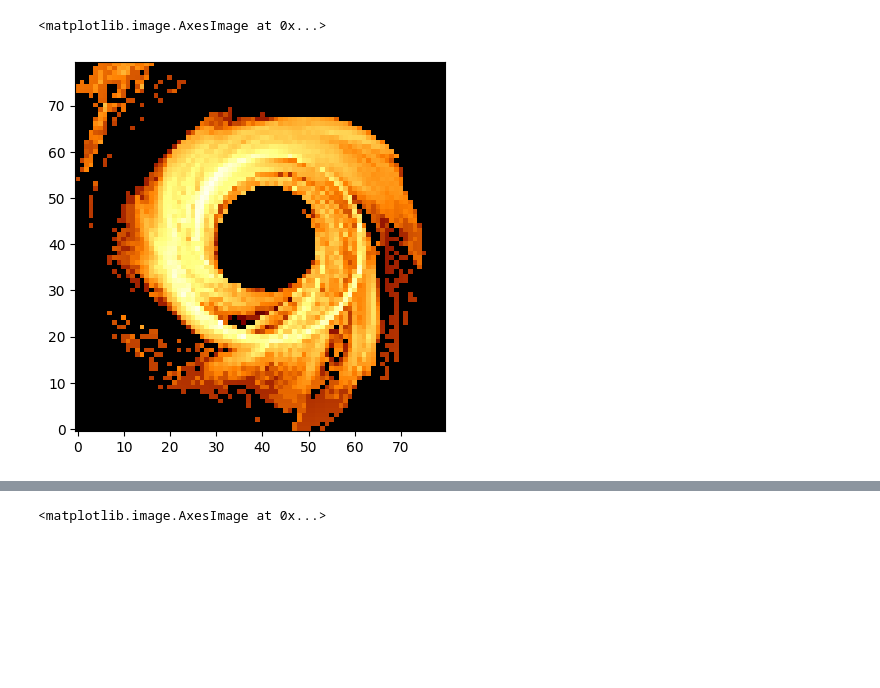
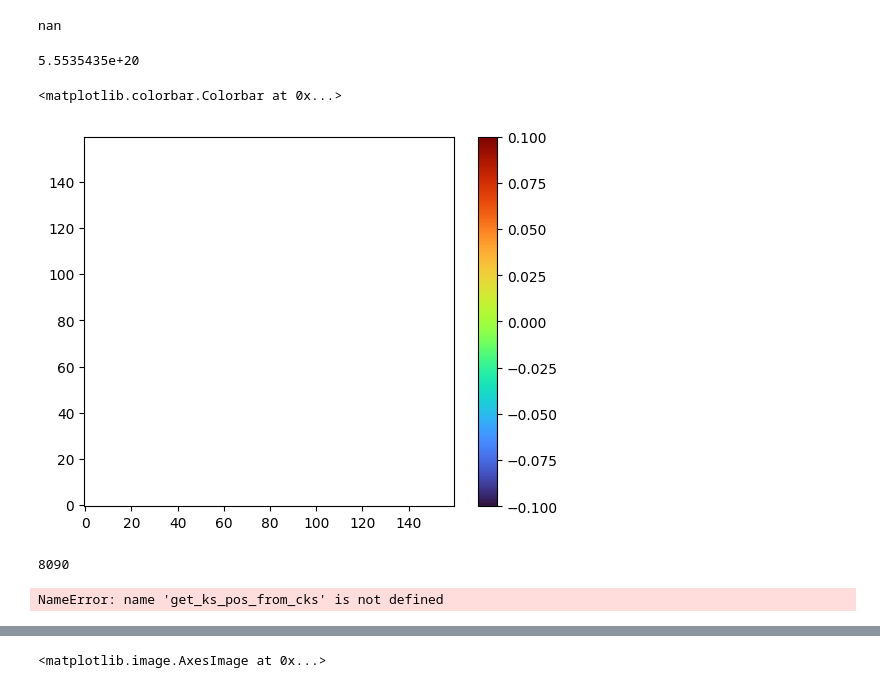
Before and after one commit to liamedeiros/Mahakala, a Jupyter notebook: demos/grmhd.ipynb, the cells around one changed output, grey strips where cells are left out. Saved outputs shown, nothing was run; the diff lists cells and outputs as text; code cells hidden in the pictures; blank space fills up the shorter version.

```diff
--- a/demos/grmhd.ipynb
+++ b/demos/grmhd.ipynb
@@ -18,15 +22,15 @@ fluid_gamma = 13./9
 fluid_model = AthenakFluidModel(fname, bhspin)
 # %%
 observing_frequency = 230.e9
-Mass_scale = 5e+24
+Mass_scale = 1e+26
 M_bh = 6.2e9 * 1.989e33
 r_high = 40
 
-inclination_in_degrees = 17
+inclination_in_degrees = 60
 distance_in_rg = 1000
 
 fov = 10
-number_pixels_across = 80
+number_pixels_across = 160
 
 s0 = ma.initialize_geodesics_at_camera(bhspin, inclination_in_degrees, distance_in_rg, -fov, fov, number_pixels_across)
 # %%
@@ -55,14 +59,15 @@ Ne_in_cgs = units['Ne_unit'] * fluid_scalars['dens']
 B_in_gauss = units['B_unit'] * fluid_scalars['b']
 pitch_angle = fluid_scalars['pitch_angle']
 # %%
-invariant_emissivity, invariant_absorptivity = synchrotron_coefficients(Ne_in_cgs, Theta_e, B_in_gauss, pitch_angle, local_nu)
+invariant_emissivity, invariant_absorptivity = synchrotron_coefficients(Ne_in_cgs, Theta_e, B_in_gauss, pitch_angle, local_nu, rescale_nu=1./observing_frequency)
 # %%
 # apply sigma cutoff
 
 sigma_cutoff = 1.
 
-#invariant_emissivity = invariant_emissivity.at[sigma > sigma_cutoff].set(0.)
-#invariant_absorptivity = invariant_absorptivity.at[sigma > sigma_cutoff].set(0.)
+invariant_emissivity = invariant_emissivity.at[sigma > sigma_cutoff].set(0.)
+invariant_absorptivity = invariant_absorptivity.at[sigma > sigma_cutoff].set(0.)
 # %%
-final_I = solve_specific_intensity(invariant_emissivity, invariant_absorptivity, units['T_unit'] * final_dt, observing_frequency)
+rescaled_observing_frequency = 1.
+final_I = solve_specific_intensity(invariant_emissivity, invariant_absorptivity, units['T_unit'] * final_dt, rescaled_observing_frequency)
 final_image = final_I[-1].reshape((number_pixels_across, number_pixels_across))
@@ -69,15 +184,26 @@ final_image = final_I[-1].reshape((number_pixels_across, number_pixels_across))
+# %%
+final_image.max()
+# %% [output]
+nan
+# %%
+np.nanmax(invariant_absorptivity)
+# %% [output]
+5.5535435e+20
 # %%
 #plt.imshow(np.log10(final_I[-2].reshape(80,80)), origin='lower', cmap='inferno')
 
-I_min = 1.e-10
+I_min = 1.e-100
 
-final_image = final_image / np.max(final_image)
-final_image[final_image < I_min] = I_min
-final_image[np.isnan(final_image)] = I_min
+image_to_display = final_image.copy()
+image_to_display[image_to_display < I_min] = I_min
+image_to_display *= observing_frequency
 
 ax1 = plt.subplot(1, 1, 1)
-ax1.imshow(np.log10(final_image).T, cmap='afmhot', vmin=-4, vmax=0, origin='lower')
-#ax1.imshow(final_image.T, cmap='afmhot', vmin=0, origin='lower')
+#ax1.imshow(np.log10(final_image).T, cmap='afmhot', vmin=-4, vmax=0, origin='lower')
+#im1 = ax1.imshow(final_image.T, cmap='turbo', vmin=0, vmax=0.002, origin='lower')
+im1 = ax1.imshow(image_to_display.T, cmap='turbo', vmin=0, origin='lower')
+
+plt.colorbar(im1)
 # %% [output]
-<matplotlib.image.AxesImage at 0x...>
+<matplotlib.colorbar.Colorbar at 0x...>
-[figure, old version]
+[figure, new version]
@@ -83,0 +238,12 @@ ax1.imshow(np.log10(final_image).T, cmap='afmhot', vmin=-4, vmax=0, origin='lowe
+# %%
+ipx = 160*50 + 90
+
+print(ipx)
+
+ts, xs, ys, zs = S[:, ipx, :4].T
+# %% [output]
+8090
+# %%
+rs, hs, ps = get_ks_pos_from_cks(xs, ys, zs, bhspin)
+# %% [output]
+NameError: name 'get_ks_pos_from_cks' is not defined
```
Also changed, not shown: parts of 25 cells of this notebook, 1 other file.
